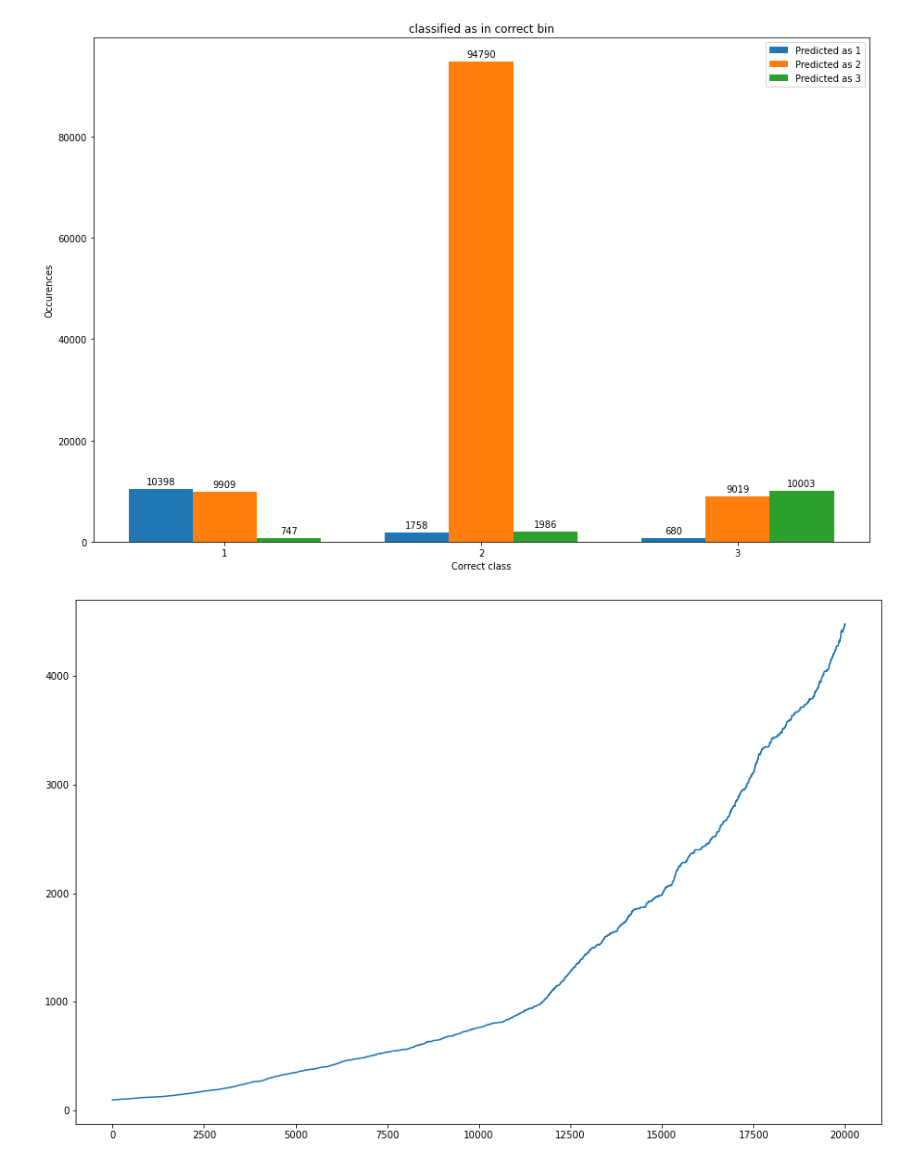
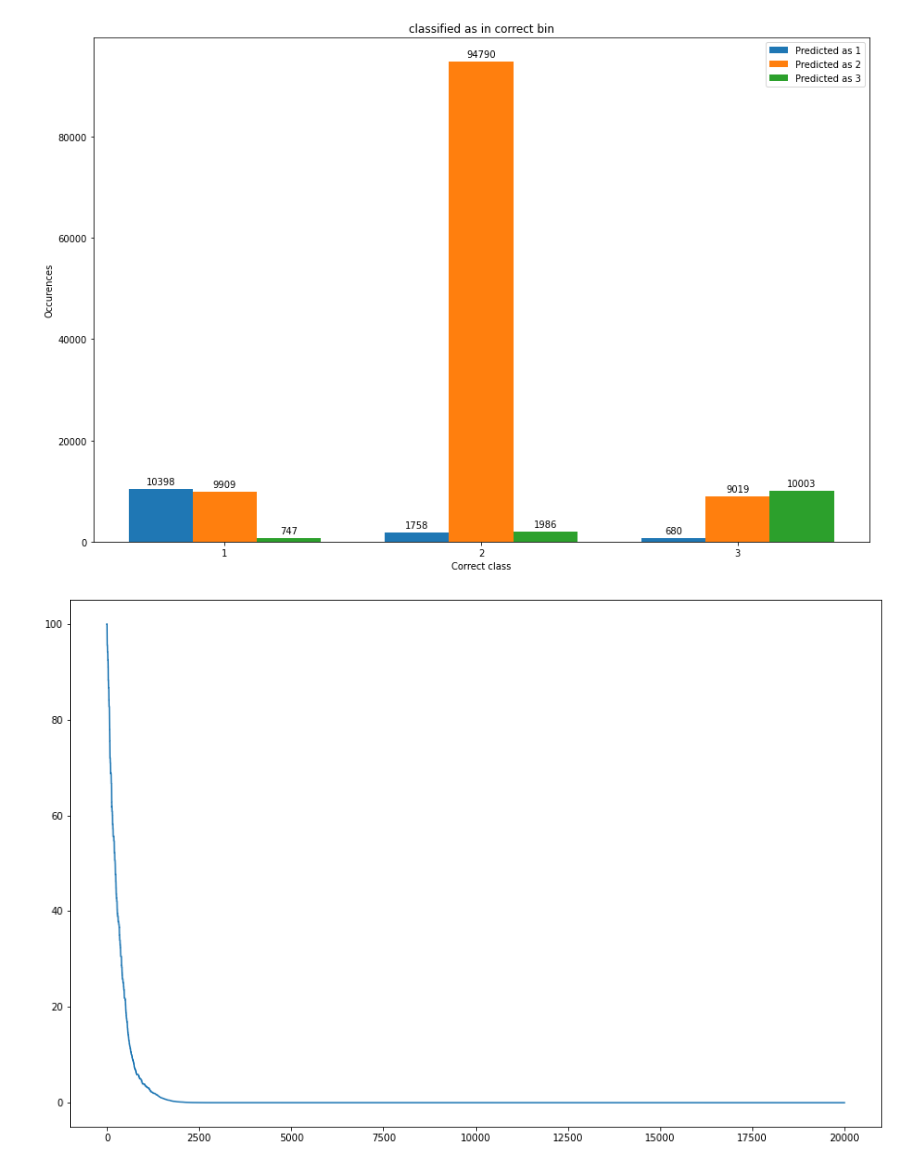
Before and after one commit to JacobKjaerager/RandDfall2021, a Jupyter notebook: ResearchNotebook.ipynb, the cells around one changed output. Drawn from its saved outputs; the diff is of its cells as text; code cells hidden in the pictures.

Commit message:
Added more models

```diff
--- a/ResearchNotebook.ipynb
+++ b/ResearchNotebook.ipynb
@@ -215,7 +213,6 @@ else:
               verbose=1,
               shuffle=True)
     model.save(save_folder)
-    CONTROL_DICT
 # %%
 #Predict testset.
 y_pred = model.predict(X_test, verbose=1)
@@ -259,34 +256,39 @@ possible_positions = []
 #initial variables
 initial_stake = 100
 brokerage = 0.0004
 #^jf finnish pricing as "active trader package ": https://www.nordnet.dk/dk/kundeservice/prisliste/priser-aktiedepot
-correct_return = 0.002 #1% return when model is correct  #coeffecient is a shot in the dark, and
-wrong_return = -0.002 #-1% loss when model is incorrect #coeffecient is a shot in the dark
+correct_return = 0.002 + random.uniform(-0.2, 0.2) #0.2% return when model is correct  #coeffecient is a shot in the dark, and
+wrong_return = -0.001 + random.uniform(-0.2, 0.2) #-0.2% loss when model is incorrect #coeffecient is a shot in the dark
 uniform_parameter = 0.002 #Random retrun when prediction is 1 or 3 but y_test is 2 #coeffecient is a shot in the dark
 
 def update_initail_stake(price_after_purchase_brokage, return_type, brokerage):
-
     saleable_price = price_after_purchase_brokage*(1+return_type)
     return saleable_price*(1 - 1*brokerage)
 
 for index, row in df.head(20000).iterrows():
     possible_positions.append(index)
     current_fortune.append(initial_stake)
     price_after_purchase_brokage = initial_stake*(1-brokerage)
     if (row["real"] == 1 and row["predicted"] == 1):
         initial_stake = update_initail_stake(price_after_purchase_brokage, correct_return, brokerage)
     elif (row["real"] == 1 and row["predicted"] == 3):
         initail_stake = update_initail_stake(price_after_purchase_brokage, wrong_return, brokerage)
     elif (row["real"] == 2 and row["predicted"] == 1):
         initial_stake = update_initail_stake(price_after_purchase_brokage, random.uniform(-uniform_parameter, uniform_parameter), brokerage)
     elif (row["real"] == 2 and row["predicted"] == 3):
         initial_stake = update_initail_stake(price_after_purchase_brokage, random.uniform(-uniform_parameter, uniform_parameter), brokerage)
     elif (row["real"] == 3 and row["predicted"] == 1):
         initail_stake = update_initail_stake(price_after_purchase_brokage, wrong_return, brokerage)
     elif (row["real"] == 3 and row["predicted"] == 3):
         initial_stake = update_initail_stake(price_after_purchase_brokage, correct_return, brokerage)
 
 plt.plot(possible_positions,current_fortune)
 plt.show()
+
+#Cloud setup of models (ceid)
+#Look at trading simulators. (Backtrader)
+#Try with different input data(Not from testset, just general market data, e.g S&P500)
+#Submit before christmas holidays.
+#Look into dataaugmentation (https://arxiv.org/abs/2011.04545)
 # %% [output]
-[figure, old version]
+[figure, new version]
```
Also changed, not shown: parts of 2 cells of this notebook, 25 other files.
